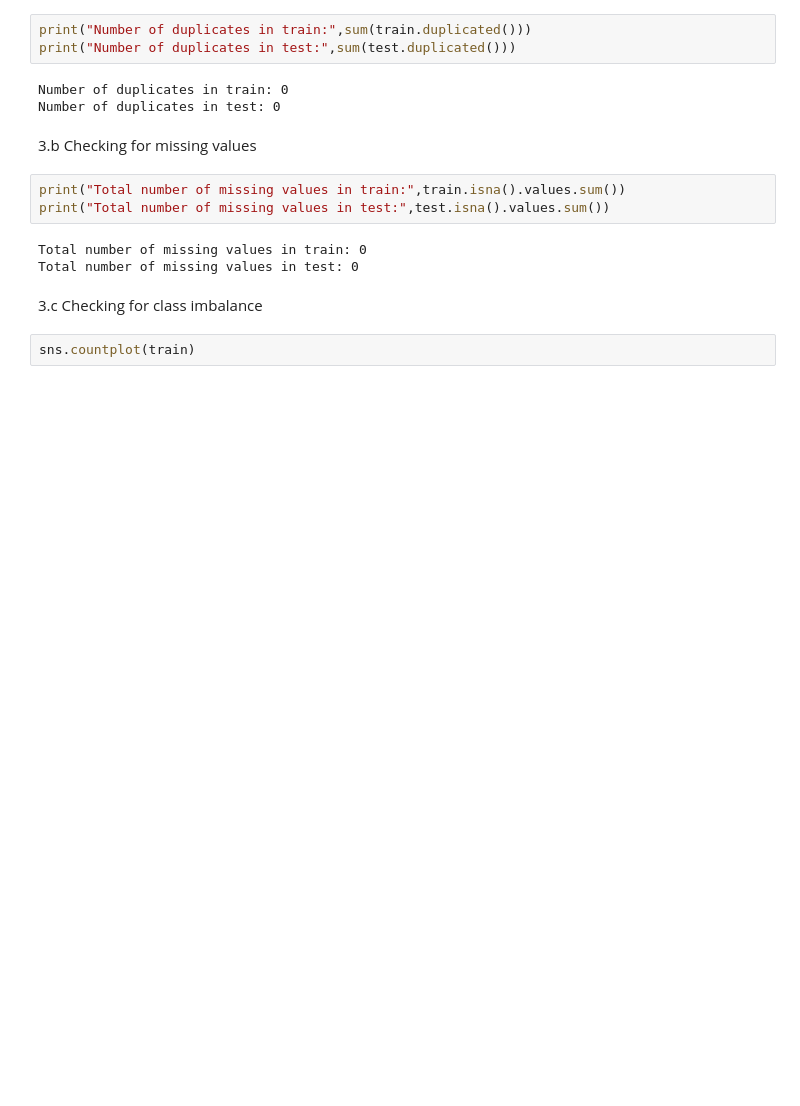
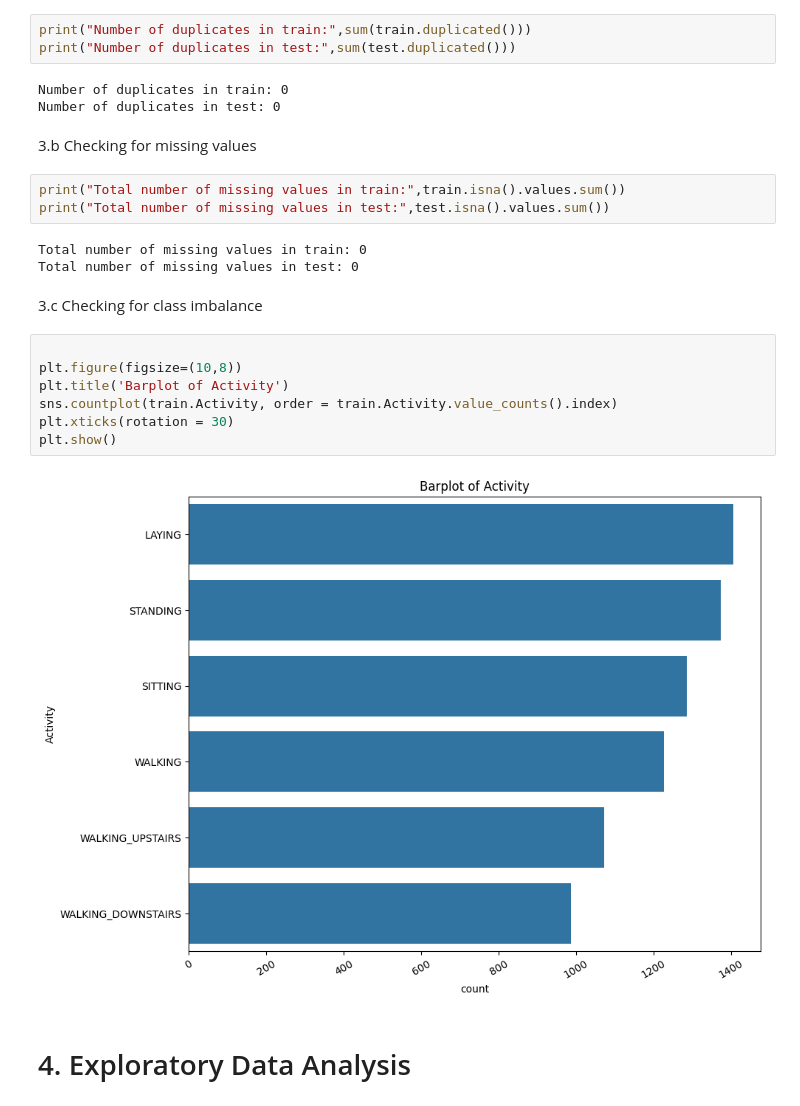
Before and after one commit to Py7949/ML-Project, a Jupyter notebook: Human_activity_Recognition_Using_Smartphone/data.ipynb, the cells around one changed output. Drawn from its saved outputs; the diff is of its cells as text; blank space fills up the shorter version.

```diff
--- a/Human_activity_Recognition_Using_Smartphone/data.ipynb
+++ b/Human_activity_Recognition_Using_Smartphone/data.ipynb
@@ -84,4 +84,13 @@ Total number of missing values in test: 0
 # %% [markdown]
 3.c Checking for class imbalance
 # %%
-sns.countplot(train)
+
+plt.figure(figsize=(10,8))
+plt.title('Barplot of Activity')
+sns.countplot(train.Activity, order = train.Activity.value_counts().index)
+plt.xticks(rotation = 30)
+plt.show()
+# %% [output]
+[figure, added]
+# %% [markdown]
+# 4. Exploratory Data Analysis
```
Also changed, not shown: parts of 45 cells of this notebook.
